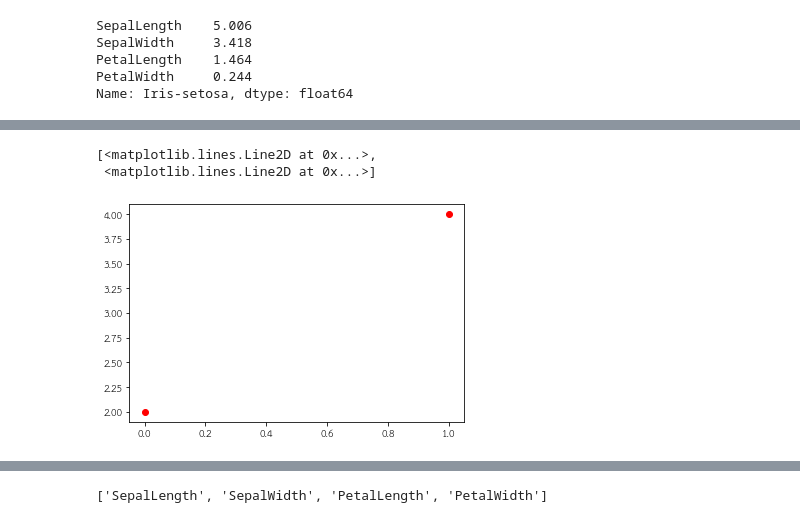
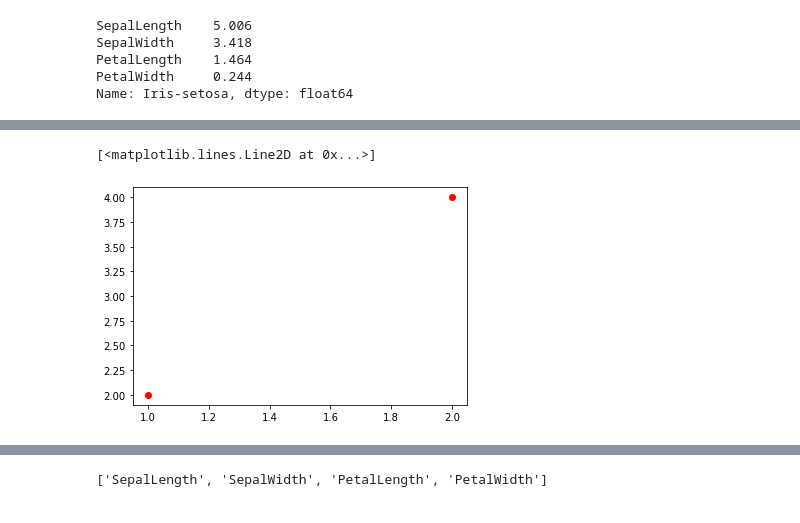
Before and after one commit to Supaporn-Bututham/data_viz_2022, a Jupyter notebook: DataViz04_Data_Comparison.ipynb, the cells around one changed output, grey strips where cells are left out. Drawn from its saved outputs; the diff is of its cells as text; code cells hidden in the pictures.

```diff
--- a/DataViz04_Data_Comparison.ipynb
+++ b/DataViz04_Data_Comparison.ipynb
@@ -77,9 +81,8 @@ plt.plot([1],[2],'ro')
 # %%
-plt.plot([1],[2],[2,4],'ro')
+plt.plot([1,2],[2,4],'ro')
 # %% [output]
-[<matplotlib.lines.Line2D at 0x...>,
- <matplotlib.lines.Line2D at 0x...>]
+[<matplotlib.lines.Line2D at 0x...>]
-[figure, old version]
+[figure, new version]
 # %%
 plt.plot([1,2],[2,4],'ro-.')
 # %% [output]
```
Also changed, not shown: parts of 84 cells of this notebook.
